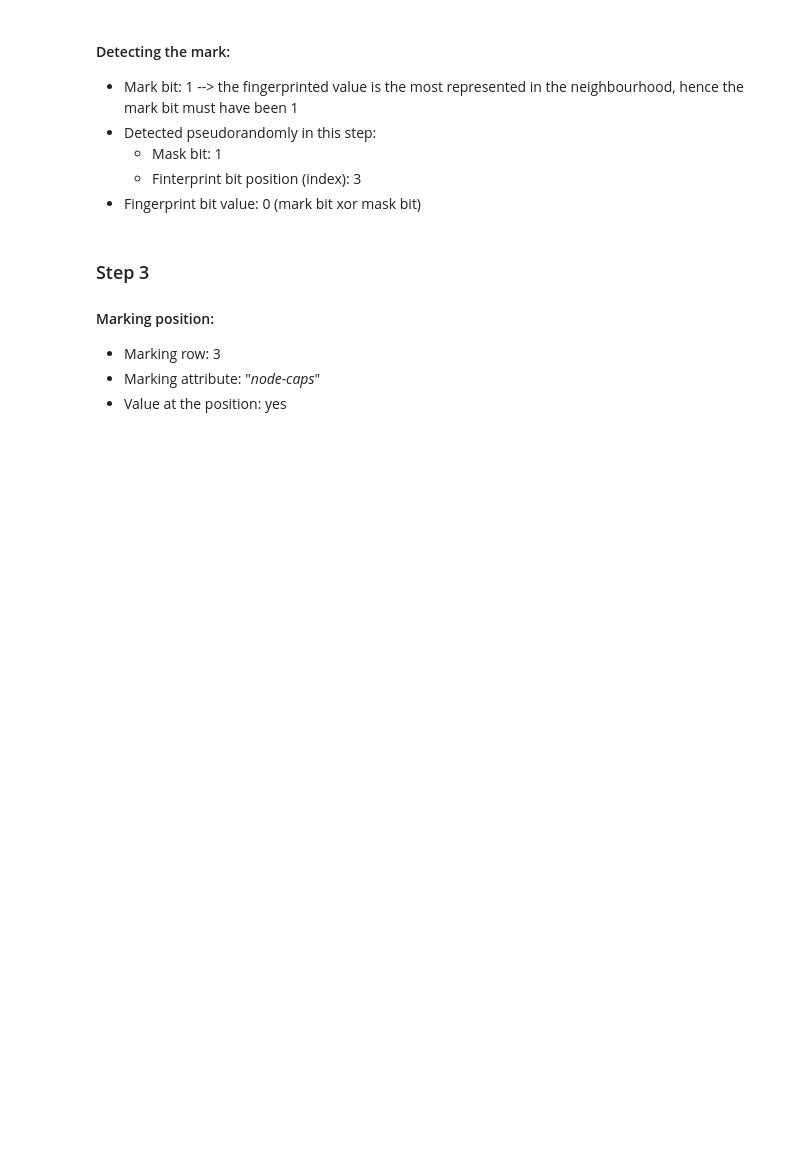
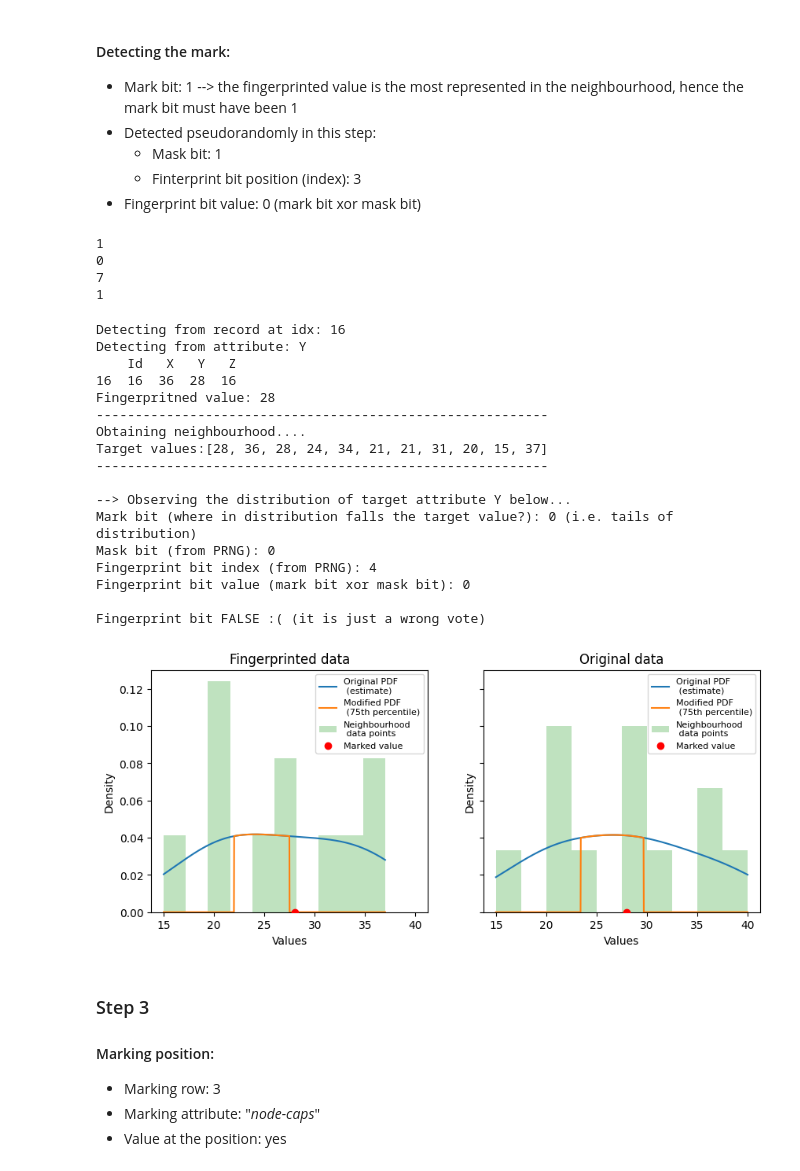
Before and after one commit to tanjascats/NCorr-FP, a Jupyter notebook: NCorrFP-demo-continuous.ipynb, the cells around one changed output. Saved outputs shown, nothing was run; the diff lists cells and outputs as text; code cells hidden in the pictures; blank space fills up the shorter version.

```diff
--- a/NCorrFP-demo-continuous.ipynb
+++ b/NCorrFP-demo-continuous.ipynb
@@ -417,10 +597,15 @@ The frequencies this time resemble more closely those in the original data, henc
     - Finterprint bit position (index): 3
 - Fingerprint bit value: 0 (mark bit xor mask bit)
 # %%
-# det_iter_log[1]['mark_bit'] # --> 1
-# det_iter_log[1]['mask_bit'] # --> 1
-# det_iter_log[1]['fingerprint_idx'] # --> 3
-# det_iter_log[1]['fingerprint_bit'] # --> 0
+print(det_iter_log[1]['mark_bit']) # --> 0 (target value comes from the tails of distribution)
+print(det_iter_log[1]['mask_bit']) # --> 0 (pseudoranomly from PRNG)
+print(det_iter_log[1]['fingerprint_idx']) # --> 7 (from PRNG)
+print(det_iter_log[1]['fingerprint_bit']) # --> 0 (mark bit xor mask bit)
 
 # updating the votes for fingerprint
-Image("NCorrFP_scheme/figures/CorNN-demo-Votes-step2.png")
+# Image("NCorrFP_scheme/figures/CorNN-demo-Votes-step2.png")
+# %% [output]
+1
+0
+7
+1
@@ -426,0 +660,21 @@ Image("NCorrFP_scheme/figures/CorNN-demo-Votes-step2.png")
+# %%
+show_detection_iteration(16)
+# %% [output]
+Detecting from record at idx: 16
+Detecting from attribute: Y
+    Id   X   Y   Z
+16  16  36  28  16
+Fingerpritned value: 28
+----------------------------------------------------------
+Obtaining neighbourhood....
+Target values:[28, 36, 28, 24, 34, 21, 21, 31, 20, 15, 37]
+----------------------------------------------------------
+
+--> Observing the distribution of target attribute Y below...
+Mark bit (where in distribution falls the target value?): 0 (i.e. tails of distribution)
+Mask bit (from PRNG): 0
+Fingerprint bit index (from PRNG): 4
+Fingerprint bit value (mark bit xor mask bit): 0
+
+Fingerprint bit FALSE :( (it is just a wrong vote)
+[figure, added]
```
Also changed, not shown: parts of 90 cells of this notebook, 2 other files.
